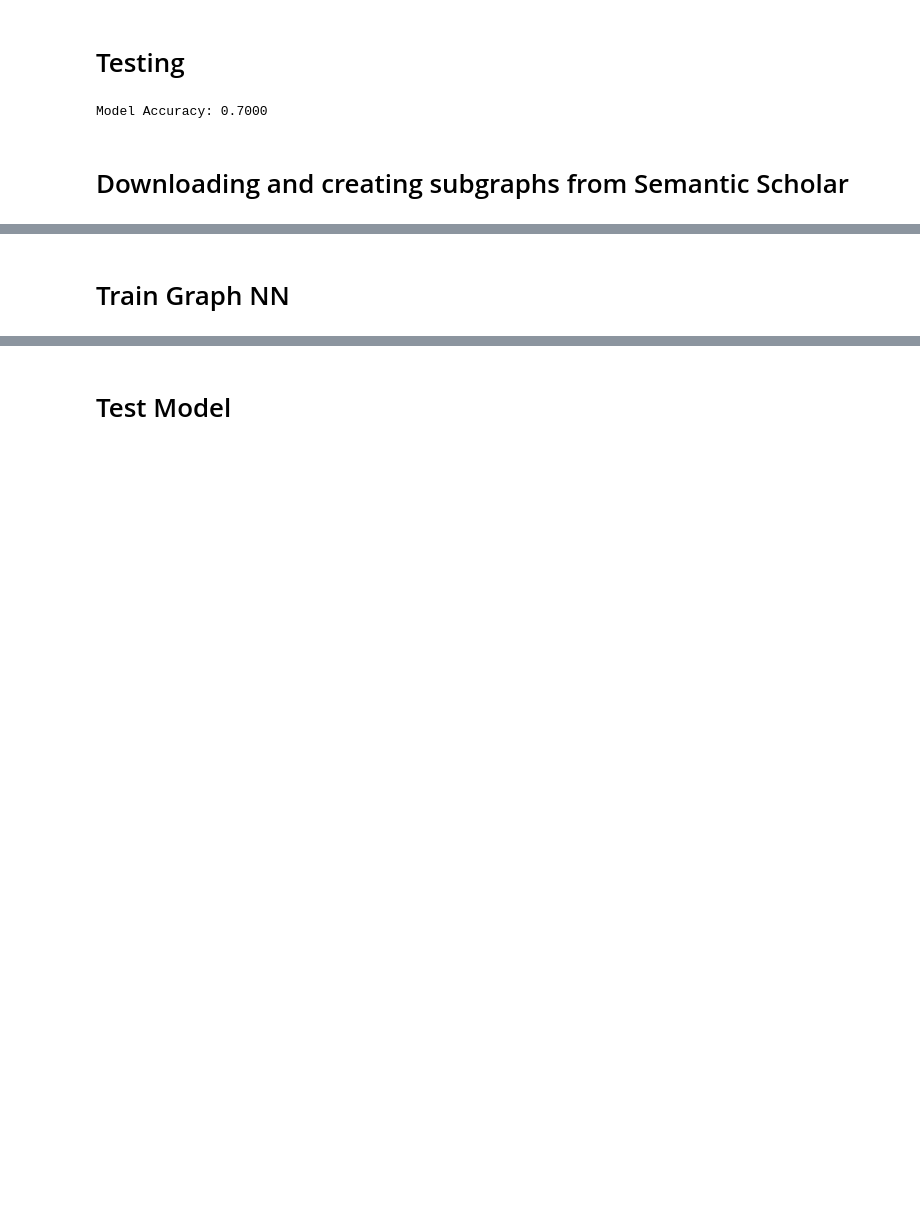
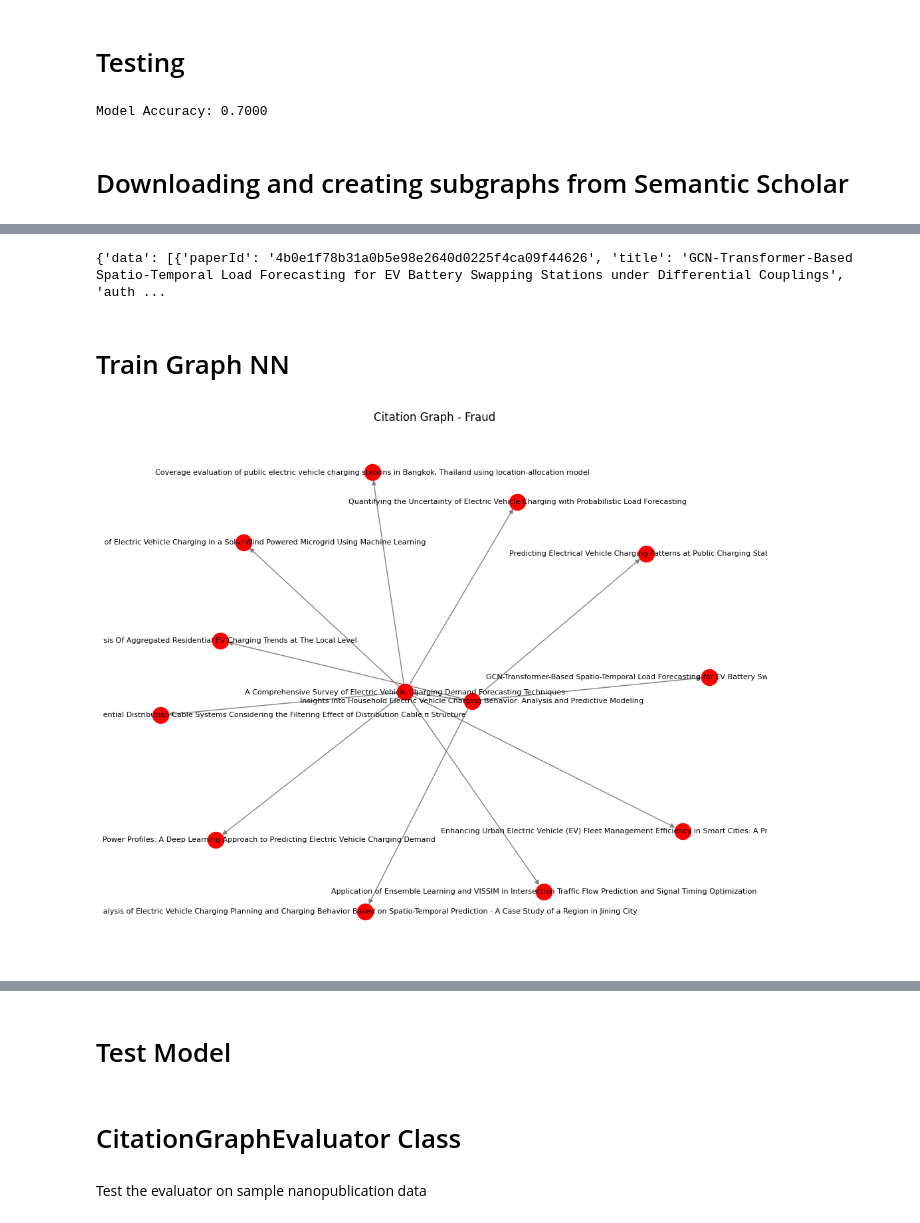
Before and after one commit to AI-and-Blockchain/S25_TrustResearch, a Jupyter notebook: Codes/citation_graph/CitationAnalysis.ipynb, the cells around one changed output, grey strips where cells are left out. Saved outputs shown, nothing was run; the diff lists cells and outputs as text; code cells hidden in the pictures; blank space fills up the shorter version.

Commit message:
created citationGraphEvaluator

```diff
--- a/Codes/citation_graph/CitationAnalysis.ipynb
+++ b/Codes/citation_graph/CitationAnalysis.ipynb
@@ -352,3 +335,17 @@ evaluate_model(model, test_dataset)
 Model Accuracy: 0.7000
 # %% [markdown]
 # Downloading and creating subgraphs from Semantic Scholar
+# %%
+from google.colab import drive
+import os
+
+drive.mount("/content/drive", force_remount=True)
+os.chdir('/content/drive/MyDrive/RPI Classes/AI and Blockchain')
+
+model_path = 'model/'
+if not os.path.exists(model_path):
+    os.mkdir(model_path)
+
+data_path = 'data/'
+if not os.path.exists(data_path):
+    os.mkdir(data_path)
@@ -518,3 +567,11 @@ Saved 2 graphs to subgraphs/all_citation_graphs.json
+# %%
+# url = f"https://api.semanticscholar.org/graph/v1/paper/649def34f8be52c8b66281af98ae884c09aef38b/references?fields=authors,title"
+paper_title = "GCN-Transformer-Based Spatio-Temporal Load Forecasting for EV Battery Swapping Stations under Differential Couplings"
+url = f"https://api.semanticscholar.org/graph/v1/paper/search/match?query={paper_title}&fields=authors,title,references.title"
+response = requests.get(url)
+print(response.json())
+# %% [output]
+{'data': [{'paperId': '4b0e1f78b31a0b5e98e2640d0225f4ca09f44626', 'title': 'GCN-Transformer-Based Spatio-Temporal Load Forecasting for EV Battery Swapping Stations under Differential Couplings', 'auth ...
 # %% [markdown]
 # Train Graph NN
 # %%
@@ -536,7 +593,9 @@ class CitationFraudDetector(torch.nn.Module):
         x = self.conv1(x, edge_index).relu()
         x = self.conv2(x, edge_index).relu()
         x = global_mean_pool(x, batch)
-        return self.lin(x)
+        x = self.lin(x)
+        # return F.log_softmax(x, dim=1)
+        return F.softmax(x, dim=1)
 
 def predict_fraud_score(model, graph: Data):
     model.eval()
@@ -549,34 +608,64 @@ def predict_fraud_score(model, graph: Data):
         fraud_prob = probs[0][1].item()  # probability of fraud class
     return fraud_prob
 
+def find_repeated_authors(data):
+    author_counts = defaultdict(int)
+    for i in range(len(data.metadata)):
+        authors = data.metadata[i]['authors']
+        for author in authors:
+            author_counts[author] += 1
+
+    repeated_authors = [author for author, count in author_counts.items() if count > 1]
+    return repeated_authors
+
+# Function to visualize citation graph
+def visualize_graph(data):
+    G = nx.DiGraph()  # Use directed graph
+    edge_list = data.edge_index.t().tolist()
+    G.add_edges_from(edge_list)
+
+    labels = {i: data.metadata[i]['title'] for i in range(len(data.metadata))}
+
+    plt.figure(figsize=(10, 8))
+    pos = nx.spring_layout(G)
+    nx.draw(G, pos, node_size=300, node_color='red' if data.y.item() == 1 else 'blue', edge_color='gray', arrows=True, with_labels=True, labels=labels, font_size=8)
+    plt.title("Citation Graph - Fraud" if data.y.item() == 1 else "Citation Graph - Normal")
+    plt.show()
+    print(find_repeated_authors(data))
+    # for i in range(len(data.metadata)):
+    #   print(data.metadata[i]['title'], data.metadata[i]['authors'])
+
 def train_model(graph_list, model_path="gnn_model.pt"):
-    # visualize_graph(graph_list[0])
+    visualize_graph(graph_list[0])
+    print(graph_list)
 
     model = CitationFraudDetector(in_channels=256, hidden_channels=128)
     loader = DataLoader(graph_list, batch_size=16, shuffle=True)
     optimizer = torch.optim.Adam(model.parameters(), lr=0.01)
     criterion = nn.CrossEntropyLoss()
 
     model.train()
     for epoch in range(10):
         total_loss = 0
         for batch in loader:
             optimizer.zero_grad()
             out = model(batch.x, batch.edge_index, batch.batch)
             loss = criterion(out, batch.y)
             loss.backward()
             optimizer.step()
             total_loss += loss.item()
         print(f"Epoch {epoch+1}, Loss: {total_loss:.4f}")
 
     torch.save(model.state_dict(), model_path)
     print(f"Model saved to {model_path}")
 
     # output = model(graph_list[0].x, graph_list[0].edge_index, torch.zeros(graph_list[0].x.shape[0], dtype=torch.long))
     # print(output)
     # print(predict_fraud_score(model, graph_list[0]), graph_list[0].y)
 
     # return model
 
-train_model(load_graphs_from_file(os.path.join("subgraphs", "all_citation_graphs.json")))
+# train_model(load_graphs_from_file(os.path.join("subgraphs", "all_citation_graphs.json")))
+train_model(load_graphs_from_file(os.path.join(data_path, "all_citation_graphs.json")), os.path.join(model_path, "model.pth"))
 # %% [output]
+[figure, added]
@@ -595,2 +685,4 @@ Model saved to gnn_model.pt
 # %% [markdown]
 # Test Model
+# %% [markdown]
+# CitationGraphEvaluator Class
@@ -596,0 +782,2 @@ Model saved to gnn_model.pt
+# %% [markdown]
+Test the evaluator on sample nanopublication data
```
Also changed, not shown: parts of 6 cells of this notebook.
